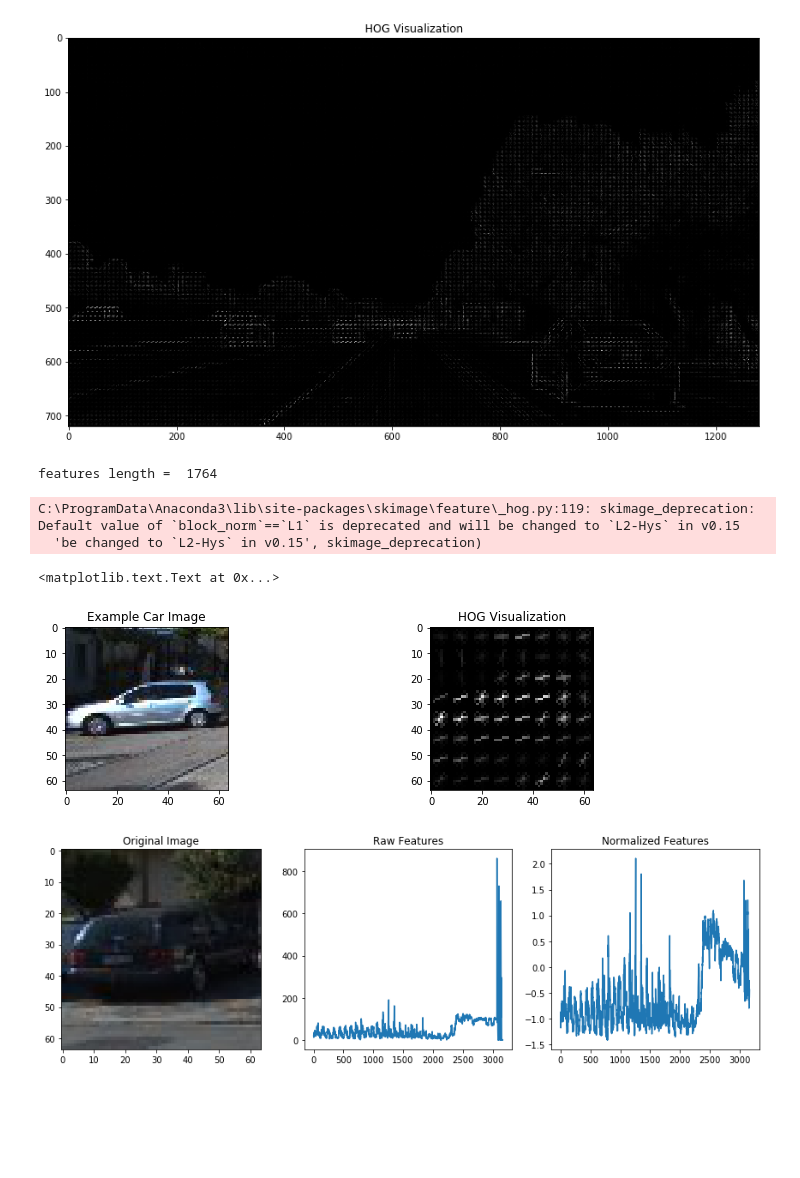
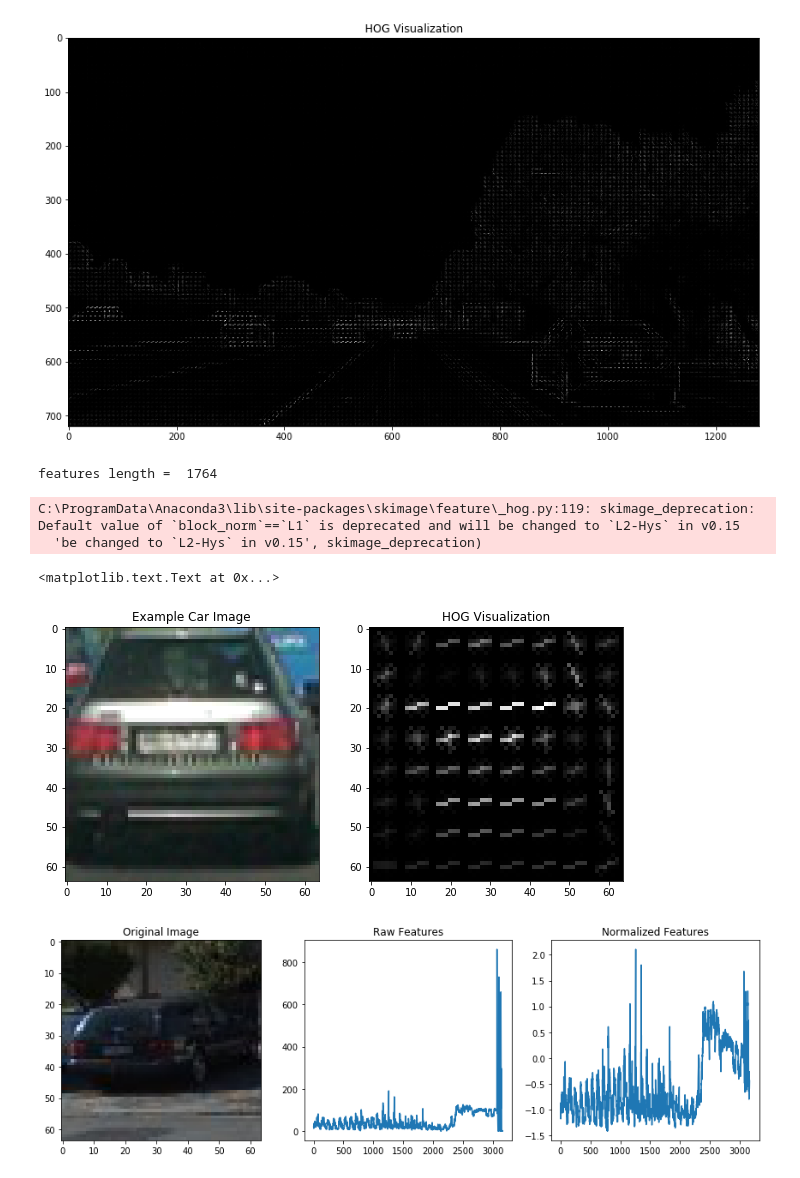
Before and after one commit to shmulik-willinger/vehicle-detection, a Jupyter notebook: SVM_HOG.ipynb, the cells around one changed output. Saved outputs shown, nothing was run; the diff lists cells and outputs as text; code cells hidden in the pictures; blank space fills up the shorter version.

```diff
--- a/SVM_HOG.ipynb
+++ b/SVM_HOG.ipynb
@@ -177,7 +178,7 @@ import matplotlib.image as mpimg
 
 # Read in an image
 # You can also read cutout2, 3, 4 etc. to see other examples
-image = mpimg.imread('C:\\data\\detection\\templates\\cutout1.jpg')
+image = mpimg.imread('C:\\data\\detection\\class\\GTI\\vehicles\\GTI_MiddleClose\\image0115.png')
 
 # compute color histogram features
 def bin_spatial(img, color_space='RGB', size=(32, 32)):
@@ -316,6 +317,7 @@ def get_hog_features(img, orient, pix_per_cell, cell_per_block, vis=False, featu
 # Read in our vehicles and non-vehicles
 images = glob.glob('C:\\data\\detection\\class\\vehicles_smallset\*\*.jpeg')
 images = images + glob.glob('C:\\data\\detection\\class\\non-vehicles_smallset\*\*.jpeg')
+
 cars = []
 notcars = []
 
@@ -324,39 +326,39 @@ for image in images:
         notcars.append(image)
     else:
         cars.append(image)
-
+cars =glob.glob('C:\\data\\detection\\class\\GTI\\vehicles\\GTI_MiddleClose\\image0112.png')
 # Generate a random index to look at a car image
-ind = np.random.randint(0, len(cars))
+ind = 0#np.random.randint(0, len(cars))
 # Read in the image
 image = mpimg.imread(cars[ind])
 
 
 gray = cv2.cvtColor(image, cv2.COLOR_RGB2GRAY)
 # Define HOG parameters
 orient = 9
 pix_per_cell = 8
 cell_per_block = 2
 # Call our function with vis=True to see an image output
 features, hog_image = get_hog_features(gray, orient,
                         pix_per_cell, cell_per_block,
                         vis=True, feature_vec=True)
 
 
 print('features length = ',len(features))
 # Plot the examples
-fig = plt.figure(figsize=(12,3))
+fig = plt.figure(figsize=(10,20))
 plt.subplot(121)
 plt.imshow(image, cmap='gray')
 plt.title('Example Car Image')
 plt.subplot(122)
 plt.imshow(hog_image, cmap='gray')
 plt.title('HOG Visualization')
 # %% [output]
 features length =  1764
 C:\ProgramData\Anaconda3\lib\site-packages\skimage\feature\_hog.py:119: skimage_deprecation: Default value of `block_norm`==`L1` is deprecated and will be changed to `L2-Hys` in v0.15
   'be changed to `L2-Hys` in v0.15', skimage_deprecation)
 <matplotlib.text.Text at 0x...>
-[figure, old version]
+[figure, new version]
 # %%
 images = glob.glob('C:\\data\\detection\\class\\vehicles_smallset\*\*.jpeg')
 images = images + glob.glob('C:\\data\\detection\\class\\non-vehicles_smallset\*\*.jpeg')
```
Also changed, not shown: parts of 3 cells of this notebook, 3 other files.
